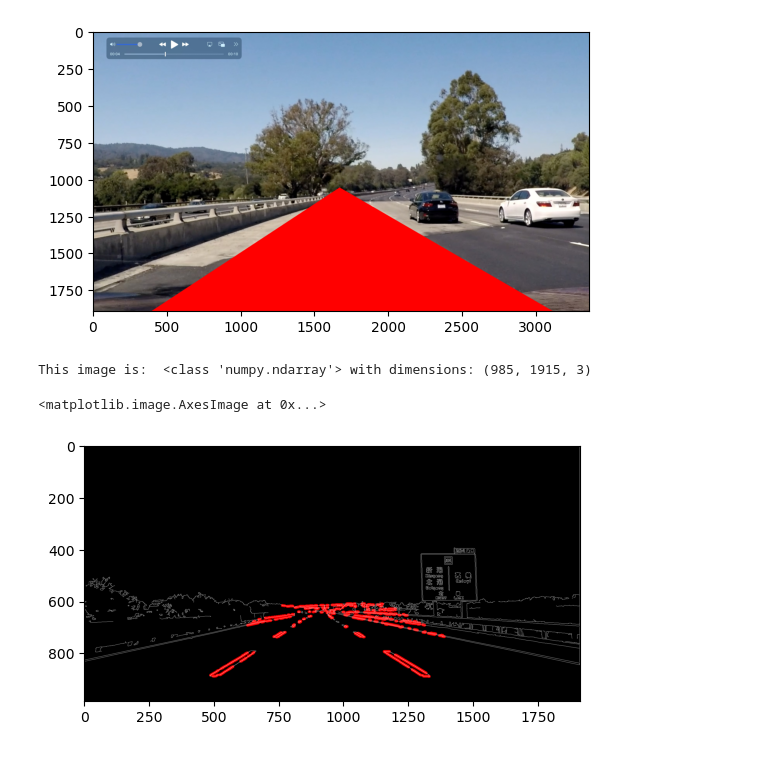
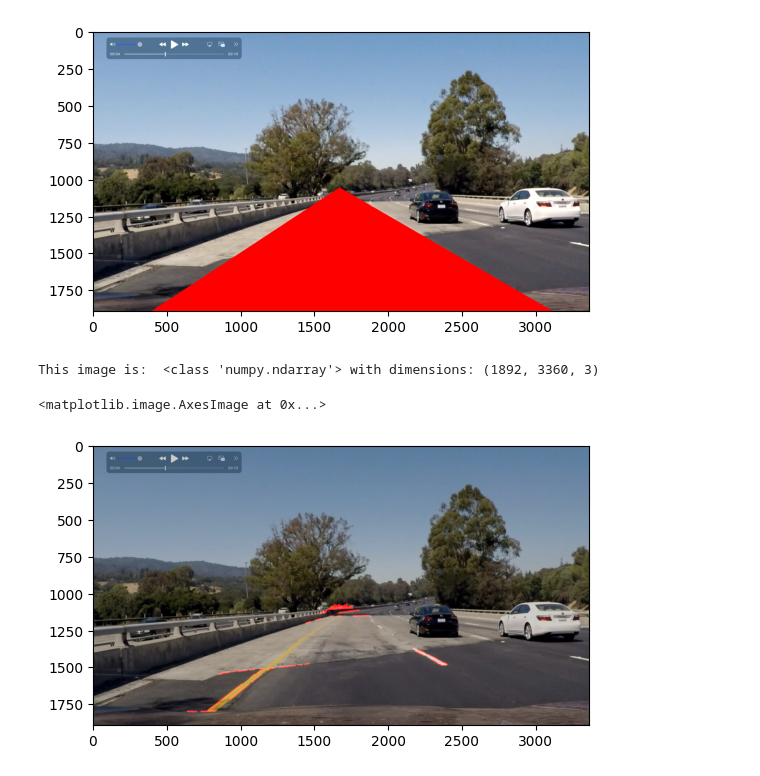
Before and after one commit to Jackiempty/Route_capturing, a Jupyter notebook: capturing.ipynb, the cells around one changed output. Cells and saved outputs as stored; diff of their text form; code cells hidden in the pictures.

```diff
--- a/capturing.ipynb
+++ b/capturing.ipynb
@@ -51,16 +51,16 @@ import cv2
 
 
 # Read in and grayscale the image
-image = mpimg.imread('test.jpg')
+image = mpimg.imread('test_images/challange.jpg')
 print('This image is: ', type(image),'with dimensions:', image.shape)
 gray = cv2.cvtColor(image,cv2.COLOR_RGB2GRAY)
 
 # Define a kernel size and apply Gaussian smoothing
-kernel_size = 5
+kernel_size = 7
 blur_gray = cv2.GaussianBlur(gray,(kernel_size, kernel_size),0)
 
 # Define our parameters for Canny and apply
-low_threshold = 50
+low_threshold = 1
 high_threshold = 150
 edges = cv2.Canny(blur_gray, low_threshold, high_threshold)
 
@@ -71,37 +71,43 @@ ignore_mask_color = 255
 # This time we are defining a four sided polygon to mask
 imshape = image.shape
 # clockwise, start from top
 # vertices = np.array([[(0,imshape[0]),(0, 0), (imshape[1], 0), (imshape[1],imshape[0])]], dtype=np.int32)
-vertices = np.array([[(imshape[1]*480/960, imshape[0]*270/540), (imshape[1]*920/960, imshape[0]), (imshape[1]*80/960,imshape[0])]], dtype=np.int32)
+vertices = np.array([[(imshape[1]*480/960, imshape[0]*300/540), (imshape[1]*920/960, imshape[0]), (imshape[1]*80/960,imshape[0])]], dtype=np.int32)
 cv2.fillPoly(mask, vertices, ignore_mask_color)
 masked_edges = cv2.bitwise_and(edges, mask)
 
+# print("masked_edges")
+# plt.imshow(masked_edges)
+
 # Define the Hough transform parameters
 # Make a blank the same size as our image to draw on
-rho = 1 # distance resolution in pixels of the Hough grid
+rho = 3 # distance resolution in pixels of the Hough grid
 theta = np.pi/180 # angular resolution in radians of the Hough grid
 threshold = 1     # minimum number of votes (intersections in Hough grid cell)
-min_line_length = 5 #minimum number of pixels making up a line
-max_line_gap = 1    # maximum gap in pixels between connectable line segments
+min_line_length = 20 # minimum number of pixels making up a line
+max_line_gap = 20    # maximum gap in pixels between connectable line segments
 line_image = np.copy(image)*0 # creating a blank to draw lines on
 
 # Run Hough on edge detected image
 # Output "lines" is an array containing endpoints of detected line segments
 lines = cv2.HoughLinesP(masked_edges, rho, theta, threshold, np.array([]),
                             min_line_length, max_line_gap)
 
 # Iterate over the output "lines" and draw lines on a blank image
 for line in lines:
     for x1,y1,x2,y2 in line:
         cv2.line(line_image,(x1,y1),(x2,y2),(255,0,0),10)
 
+# print("line_image")
+# plt.imshow(line_image)
+
 # Create a "color" binary image to combine with line image
 color_edges = np.dstack((edges, edges, edges))
 
 # Draw the lines on the edge image
-lines_edges = cv2.addWeighted(color_edges, 0.8, line_image, 1, 0)
+lines_edges = cv2.addWeighted(image, 0.8, line_image, 1, 0)
 plt.imshow(lines_edges)
 # %% [output]
-This image is:  <class 'numpy.ndarray'> with dimensions: (985, 1915, 3)
+This image is:  <class 'numpy.ndarray'> with dimensions: (1892, 3360, 3)
 <matplotlib.image.AxesImage at 0x...>
-[figure, old version]
+[figure, new version]
```
Also changed, not shown: parts of 1 cell of this notebook, 1 other file.
